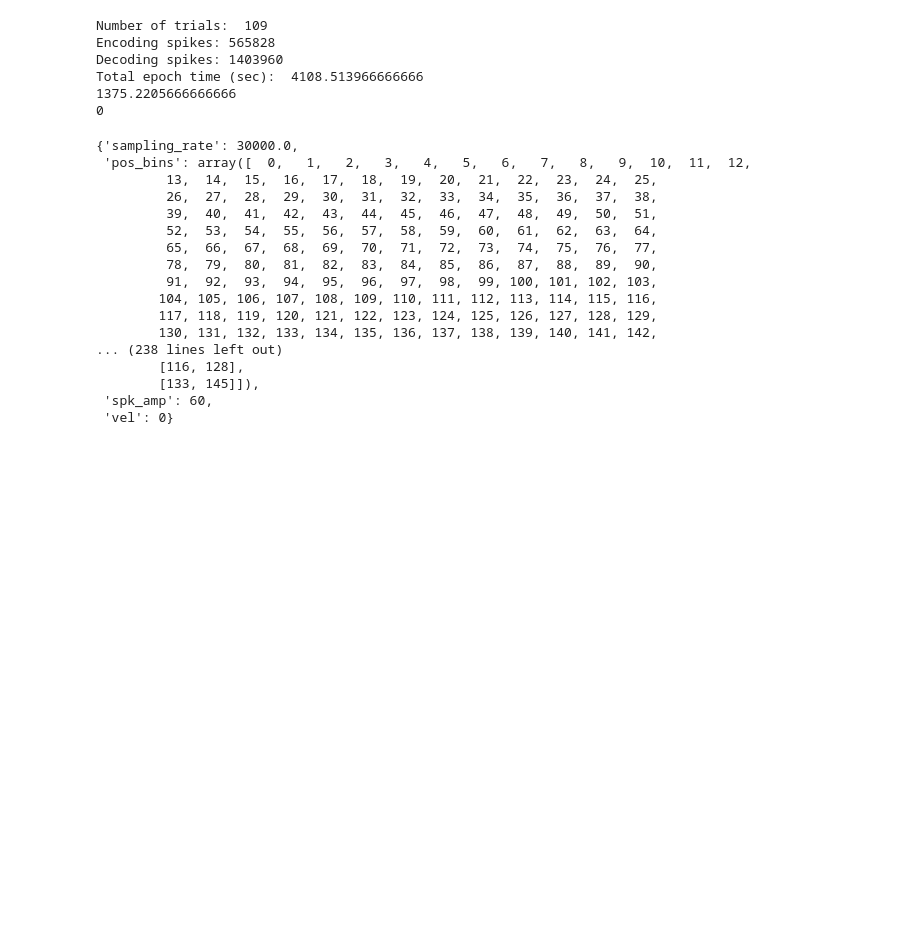
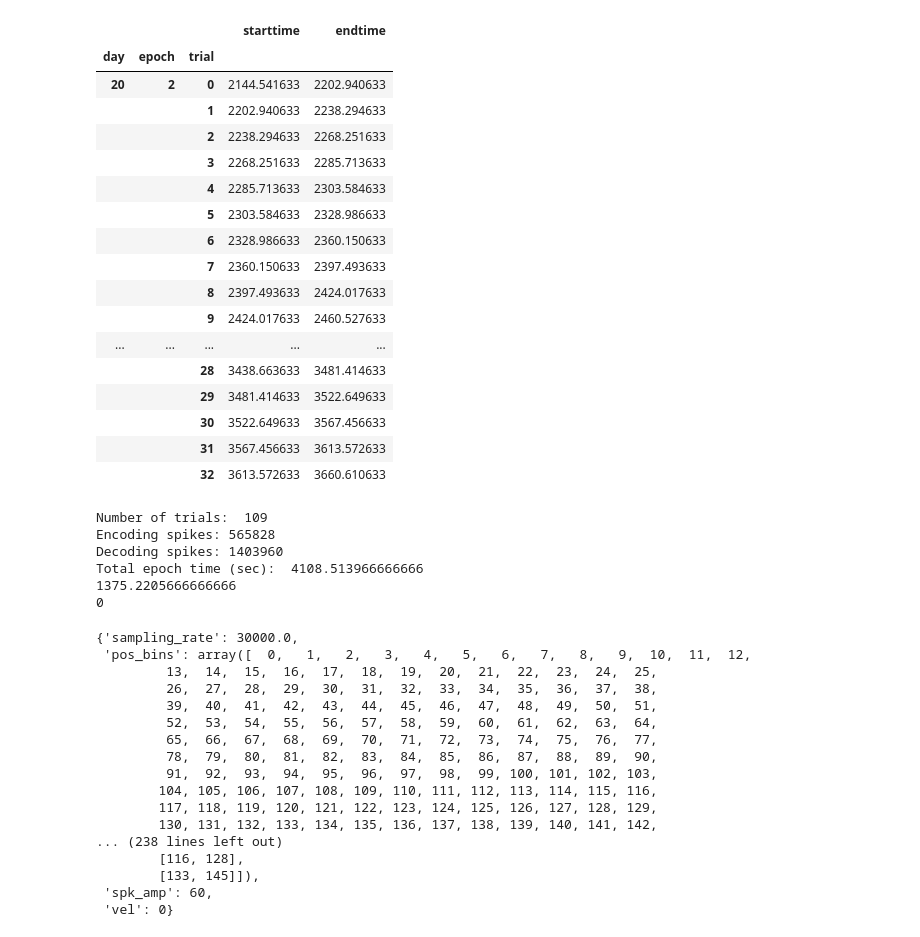
Before and after one commit to trevortknguyen/spykshrk_realtime, a Jupyter notebook: jupyter-notebooks/MEC_Decoding_functionalized.ipynb, the cells around one changed output. Cells and saved outputs as stored; diff of their text form; code cells hidden in the pictures; blank space fills up the shorter version.

```diff
--- a/jupyter-notebooks/MEC_Decoding_functionalized.ipynb
+++ b/jupyter-notebooks/MEC_Decoding_functionalized.ipynb
@@ -36,14 +36,16 @@ hv.extension('bokeh')
 # 1. improve save options. make convert posterior to xarray more flexible - make params optional
 # %%
 #### Define parameters
-rat_name = 'fievel'
-day =  19     #previously:{'remy':[20], 'gus':[28], 'bernard':[23], 'fievel':[19]}
+rat_name = 'jaq'
+day = 20     #previously:{'remy':[20], 'gus':[28], 'bernard':[23], 'fievel':[19]}
 epoch = 2   # previously:{'remy':[4], 'gus':[2], 'bernard':[4], 'fievel':[2]}
 
 # define data source filepaths
-path_base = '/data2/mcoulter/'
+#path_base = '/data2/mcoulter/'
 #path_base = '/mnt/vortex/mcoulter/'
-raw_directory = path_base + 'raw_data/' + rat_name + '/'
+path_base = '/stelmo/anna/'
+#raw_directory = path_base + 'raw_data/' + rat_name + '/'
+raw_directory = path_base + rat_name + '/filterframework/'
 linearization_path = path_base + 'maze_info/'
 day_ep = str(day) + '_' + str(epoch)
 
@@ -54,9 +56,10 @@ day_ep = str(day) + '_' + str(epoch)
 
 # if you want all ca1 tets with no deadchans, set tetlist to None. otherwise, specify list
 
-tetlist = None
-#tetlist = [4]
+#tetlist = None
+tetlist = [4]
 
+# note this is not working for jac - is the tetinfo file messed up?
 if tetlist is None:
     animalinfo  = {rat_name: Animal(directory=raw_directory, short_name=rat_name)}
     tetinfo = lfdp.tetrodes.make_tetrode_dataframe(animalinfo)
@@ -156,3 +147,25 @@ Wall time: 44.4 s
+# %%
+#okay so we need to look at the rip/wait time of the trial, here trials is defined as the whole trial...
+trials
+# %% [output]
+|  |  |  | starttime | endtime |
+| day | epoch | trial |  |  |
+| 20 | 2 | 0 | 2144.541633 | 2202.940633 |
+|  |  | 1 | 2202.940633 | 2238.294633 |
+|  |  | 2 | 2238.294633 | 2268.251633 |
+|  |  | 3 | 2268.251633 | 2285.713633 |
+|  |  | 4 | 2285.713633 | 2303.584633 |
+|  |  | 5 | 2303.584633 | 2328.986633 |
+|  |  | 6 | 2328.986633 | 2360.150633 |
+|  |  | 7 | 2360.150633 | 2397.493633 |
+|  |  | 8 | 2397.493633 | 2424.017633 |
+|  |  | 9 | 2424.017633 | 2460.527633 |
+| ... | ... | ... | ... | ... |
+|  |  | 28 | 3438.663633 | 3481.414633 |
+|  |  | 29 | 3481.414633 | 3522.649633 |
+|  |  | 30 | 3522.649633 | 3567.456633 |
+|  |  | 31 | 3567.456633 | 3613.572633 |
+|  |  | 32 | 3613.572633 | 3660.610633 |
 # %%
 marks.loc[(20,2,23)]
 #df.loc[('bar', 'two')]
```
Also changed, not shown: parts of 2 cells of this notebook, 4 other files.
